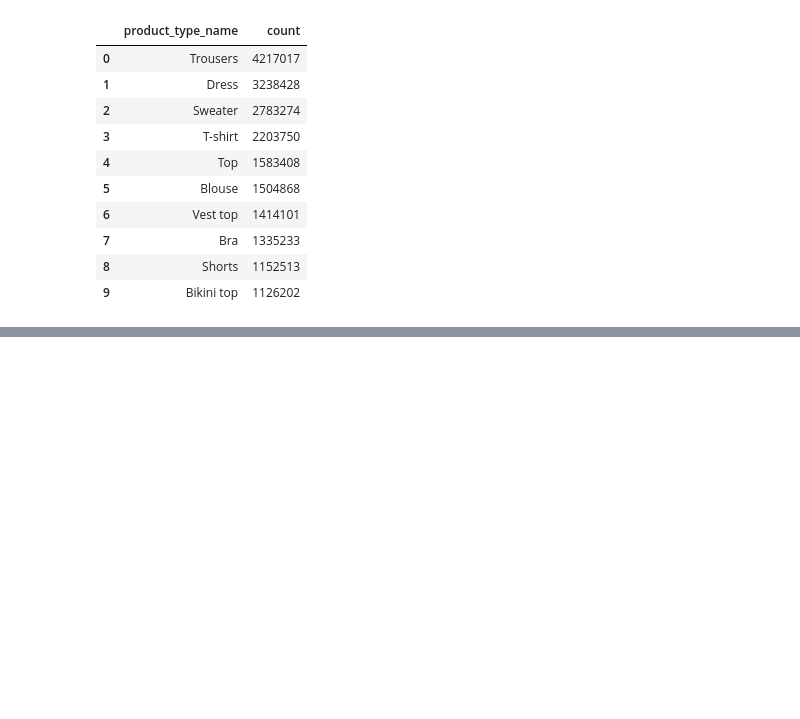
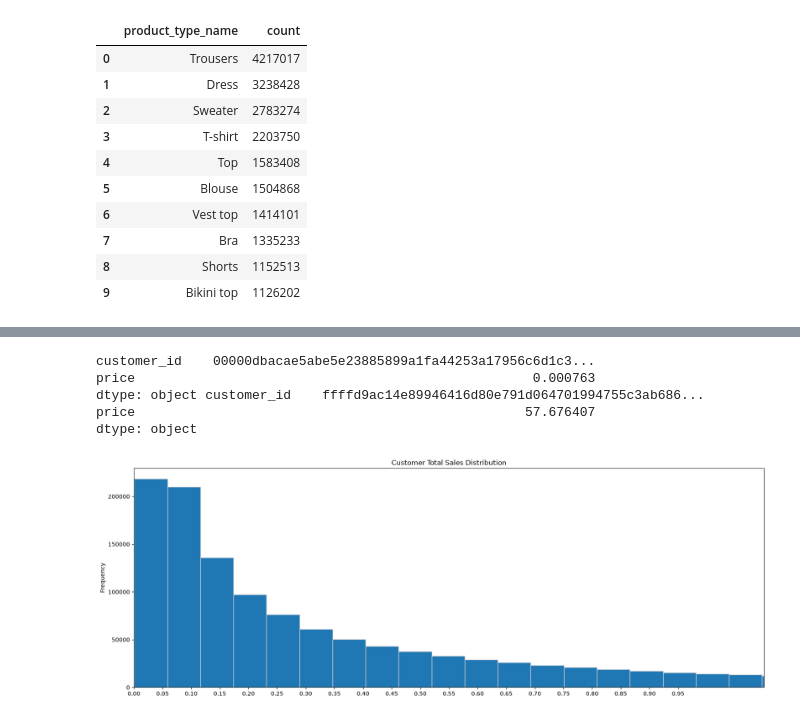
Before and after one commit to peayah/customer_intelligence_system, a Jupyter notebook: 03_exploratory_data_analysis.ipynb, the cells around one changed output, grey strips where cells are left out. Saved outputs shown, nothing was run; the diff lists cells and outputs as text; code cells hidden in the pictures; blank space fills up the shorter version.

Commit message:
added customer purchasing behavior overiew

```diff
--- a/03_exploratory_data_analysis.ipynb
+++ b/03_exploratory_data_analysis.ipynb
@@ -152,0 +182,23 @@ df['product_type_name'].value_counts().head(10).reset_index()
+# %%
+customer_totals = df.groupby('customer_id', as_index=False)['price'].sum()
+print (customer_totals.min(), customer_totals.max())
+# print(customer_totals.head(50))
+
+fig, ax = plt.subplots()
+
+customer_totals['price'].plot(kind='hist', bins=1000, title='Customer Total Sales Distribution', figsize=(20, 7), edgecolor='lightgray')
+
+# df['customer_totals'].hist(figsize=(20, 5), bins=84, edgecolor='lightgray')
+
+ax.set_xticks(np.arange(0,1, .05))
+plt.xlim(0, 1.1) # exclude the extreme outliers to better visualize the distribution of the majority of the data
+
+
+plt.show()
+# %% [output]
+customer_id    00000dbacae5abe5e23885899a1fa44253a17956c6d1c3...
+price                                                   0.000763
+dtype: object customer_id    ffffd9ac14e89946416d80e791d064701994755c3ab686...
+price                                                  57.676407
+dtype: object
+[figure, added]
```
Also changed, not shown: parts of 5 cells of this notebook, 1 other file.
